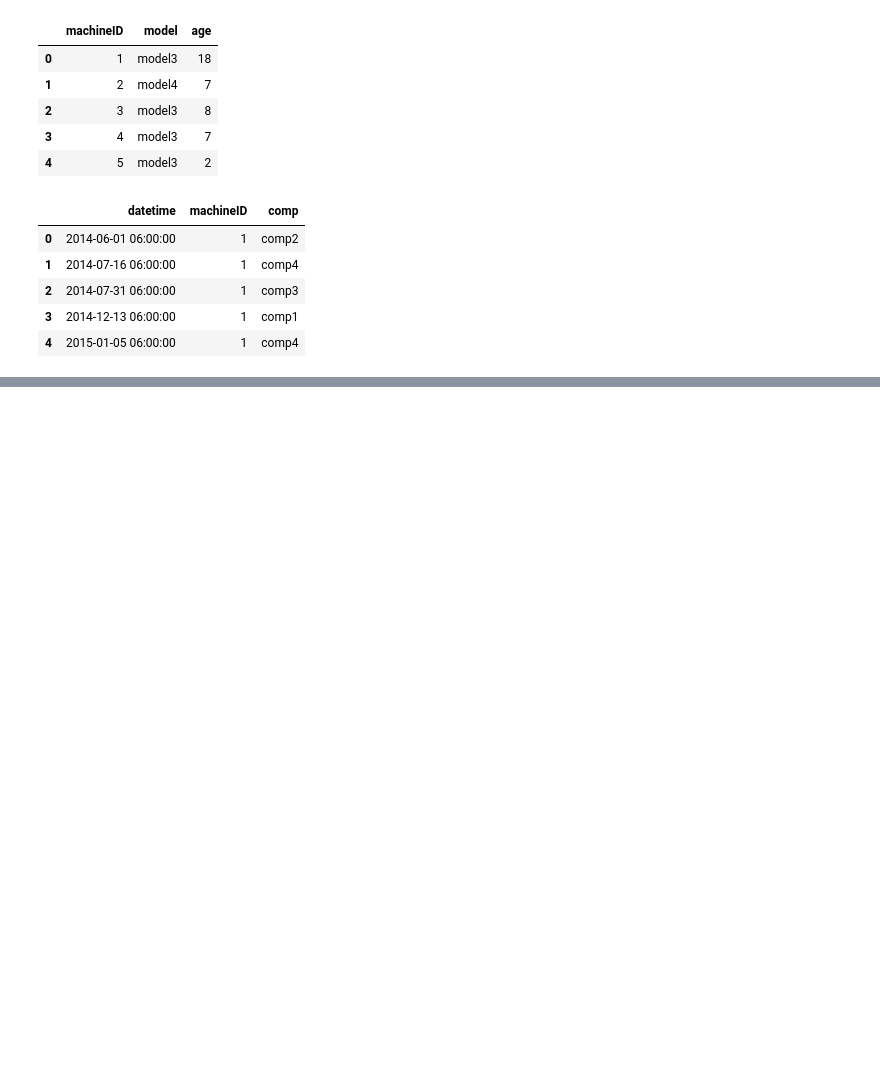
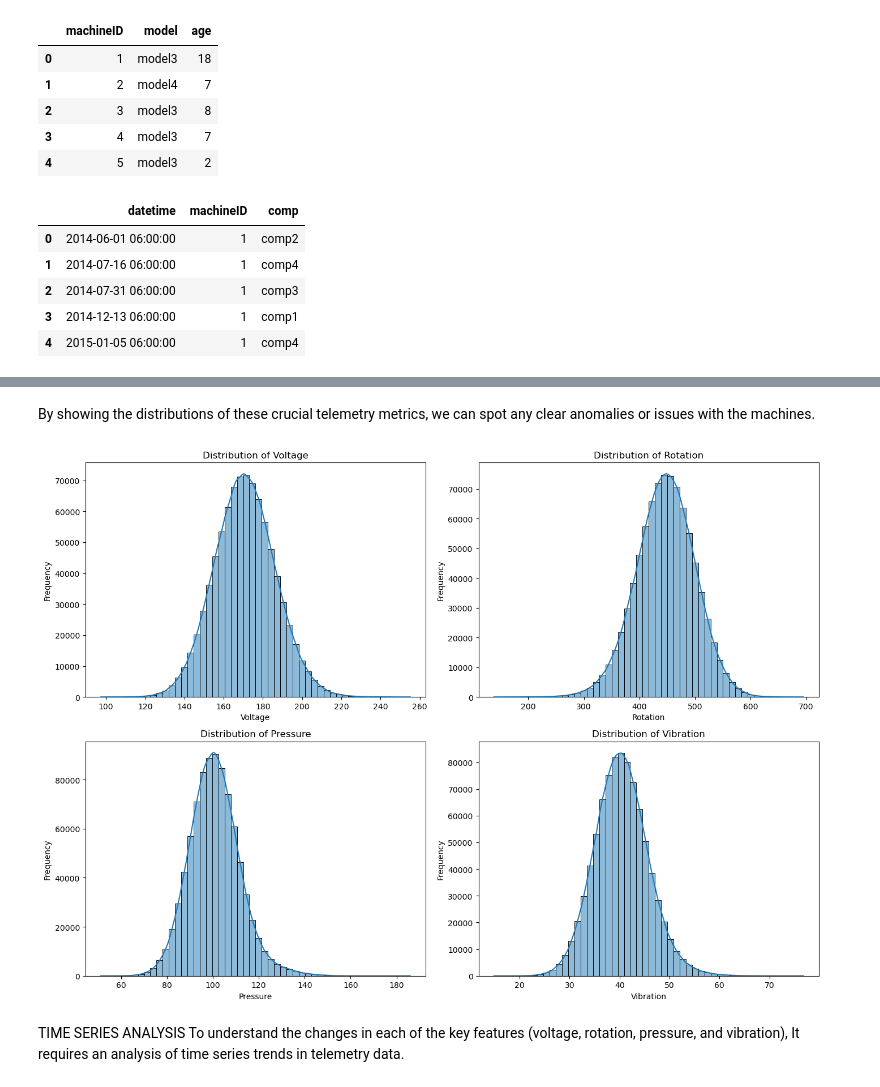
Before and after one commit to Femiux/Predictive_Maintenance, a Jupyter notebook: models/MY_MODEL.ipynb, the cells around one changed output, grey strips where cells are left out. Drawn from its saved outputs; the diff is of its cells as text; code cells hidden in the pictures; blank space fills up the shorter version.

```diff
--- a/models/MY_MODEL.ipynb
+++ b/models/MY_MODEL.ipynb
@@ -63,5 +170,5 @@ maint.head()
 # %%
-# Merging telemetry's data with machine's information
-telemetry = telemetry.merge(machines, on='machineID', how='left')
-print(telemetry.head())
+# Merging telemetry data with machine information
+#telemetry = telemetry.merge(machines, on='machineID', how='right')
+#print(telemetry.head())
 # %% [output]
@@ -80,0 +188,10 @@ print(telemetry.head())
+# %%
+# Identify the columns to drop
+# Assuming the 'machines' dataframe had columns like 'model', 'age', etc.
+columns_to_remove = ['model', 'age']  # replace with the actual columns from the machines dataframe
+
+# Drop the identified columns from telemetry
+telemetry = telemetry.drop(columns=columns_to_remove)
+
+# Verify the result
+print(telemetry.head())
@@ -80,0 +394,47 @@ print(telemetry.head())
+# %% [markdown]
+By showing the distributions of these crucial telemetry metrics, we can spot any clear anomalies or issues with the machines.
+# %%
+# Importing neccessary libraries for interative visualization
+import matplotlib.pyplot as plt
+import seaborn as sns
+
+# Set up the matplotlib figure
+fig, axs = plt.subplots(2, 2, figsize=(14, 10))
+
+# Distribution of telemetry data (voltage, rotation, pressure, vibration)
+#  Rotation Distribution
+sns.histplot(telemetry['rotate'], bins=50, kde=True, ax=axs[0, 1])
+axs[0, 1].set_title('Distribution of Rotation')
+axs[0, 1].set_xlabel('Rotation')
+axs[0, 1].set_ylabel('Frequency')
+
+# Voltage Distribution
+sns.histplot(telemetry['volt'], bins=50, kde=True, ax=axs[0, 0])
+axs[0, 0].set_title('Distribution of Voltage')
+axs[0, 0].set_xlabel('Voltage')
+axs[0, 0].set_ylabel('Frequency')
+
+
+# Pressure  Distribution
+sns.histplot(telemetry['pressure'], bins=50, kde=True, ax=axs[1, 0])
+axs[1, 0].set_title('Distribution of Pressure')
+axs[1, 0].set_xlabel('Pressure')
+axs[1, 0].set_ylabel('Frequency')
+
+
+# Vibration Distribution
+sns.histplot(telemetry['vibration'], bins=50, kde=True, ax=axs[1, 1])
+axs[1, 1].set_title('Distribution of Vibration')
+axs[1, 1].set_xlabel('Vibration')
+axs[1, 1].set_ylabel('Frequency')
+
+
+# Enhance visibility by adding grid lines
+plt.grid(axis='y')
+
+plt.show()
+# %% [output]
+[figure, added]
+# %% [markdown]
+TIME SERIES ANALYSIS
+To understand the changes in each of the key features (voltage, rotation, pressure, and vibration), It requires an analysis of time series trends in telemetry data.
```
Also changed, not shown: parts of 44 cells of this notebook.
